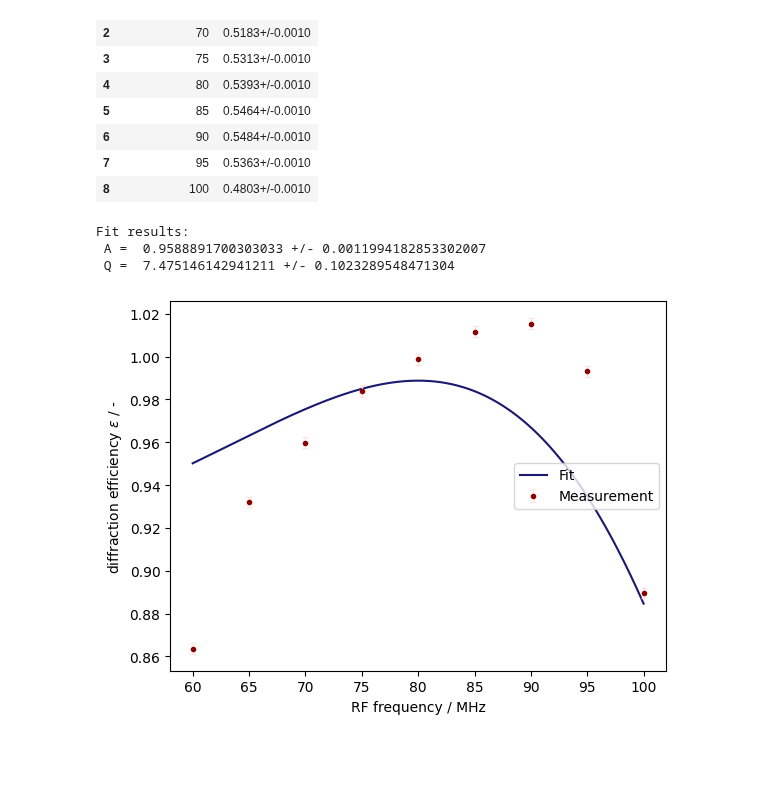
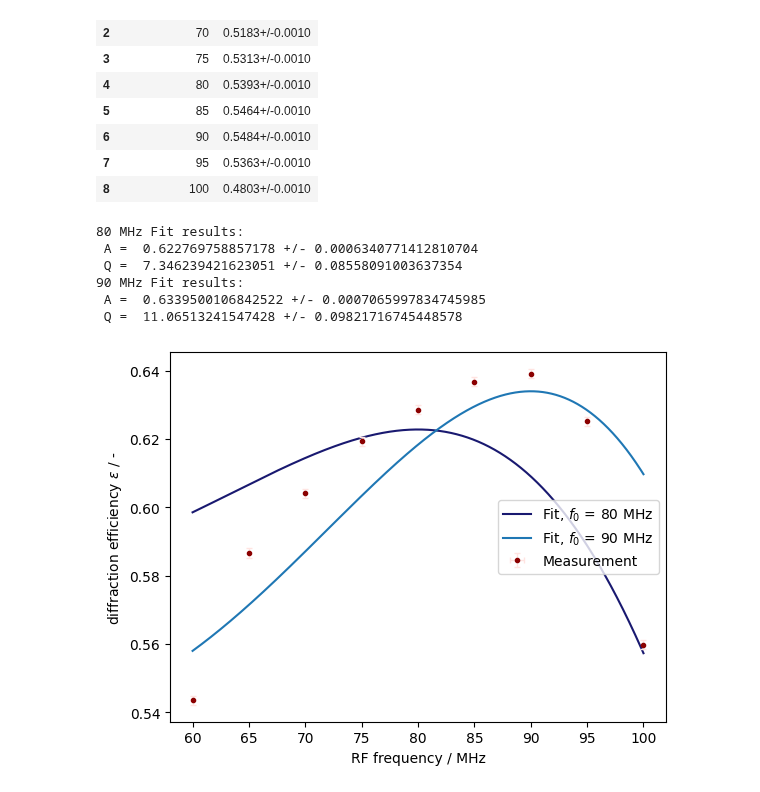
Before and after one commit to KemalOenen/advanced_labcourse, a Jupyter notebook: E101/analysis.ipynb, the cells around one changed output. Cells and saved outputs as stored; diff of their text form; code cells hidden in the pictures; blank space fills up the shorter version.

```diff
--- a/E101/analysis.ipynb
+++ b/E101/analysis.ipynb
@@ -201,7 +182,7 @@ data_3_3
 # diffraction efficiency with angle change
 def epsilon_freq(freq, A, Q):
     F = freq / 80+1e-10 # normalized frequency detuning
-    return A*(np.sin(F*(1-F)*Q/4) / (F*(1-F)*Q/4))**2 + 0.02991699900707807
+    return A*(np.sin(F*(1-F)*Q/4) / (F*(1-F)*Q/4))**2
 
 freq = np.array([data_3_3["frequency/MHz"][i] for i in range(len(data_3_3["frequency/MHz"]))])
 epsilon_data = data_3_3["power_1st/mW"] / p_out
@@ -216,12 +197,11 @@ print("Fit results:", "\n", "A = ", popt[0], "+/-", np.sqrt(np.diag(pcov)[0]),
 # for plotting
 freq_smooth = np.arange(freq.min(), freq.max(), 0.001)
 plt.plot(freq_smooth, epsilon_freq(freq_smooth,popt[0], popt[1]), color="midnightblue", label="Fit")
-plt.errorbar(freq, epsilon_data_nominal, yerr=epsilon_data_unc,markersize=6,
+plt.errorbar(freq, epsilon_data_nominal, xerr=1e-6, yerr=epsilon_data_unc,markersize=6,
              fmt=".", elinewidth=1, color="darkred", ecolor="mistyrose", capsize=2,label="Measurement")
 plt.xlabel("RF frequency / MHz")
 plt.ylabel(r"diffraction efficiency $\varepsilon$ / -")
 plt.legend(loc='center right')
-#plt.savefig("plots/epsilon.png", dpi=300)
 plt.show()
 # %% [output]
 Fit results:
@@ -353,28 +331,47 @@ data_3_5
 | 8 | 100 | 0.4803+/-0.0010 |
 # %%
 # diffraction efficiency with frequency change, re-optimized
+def epsilon_freq(freq, A, Q):
+    F = freq / 80+1e-10 # normalized frequency detuning
+    return A*(np.sin(F*(1-F)*Q/4) / (F*(1-F)*Q/4))**2
 
 freq = np.array([data_3_5["frequency/MHz"][i] for i in range(len(data_3_5["frequency/MHz"]))])
 epsilon_data = data_3_5["power_1st/mW"] / p_out
 
 # performing fit
 epsilon_data_nominal = np.array([epsilon_data[i].n for i in range(len(epsilon_data))])
 epsilon_data_unc = np.array([epsilon_data[i].s for i in range(len(epsilon_data))])
 popt, pcov = curve_fit(epsilon_freq, freq, epsilon_data_nominal, sigma=epsilon_data_unc, absolute_sigma=True)
-print("Fit results:", "\n", "A = ", popt[0], "+/-", np.sqrt(np.diag(pcov)[0]),
+print("80 MHz Fit results:", "\n", "A = ", popt[0], "+/-", np.sqrt(np.diag(pcov)[0]),
       "\n", "Q = ", popt[1], "+/-", np.sqrt(np.diag(pcov)[1]))
 
 # for plotting
 freq_smooth = np.arange(freq.min(), freq.max(), 0.001)
-plt.plot(freq_smooth, epsilon_freq(freq_smooth,popt[0], popt[1]), color="midnightblue", label="Fit")
-plt.errorbar(freq, epsilon_data_nominal, yerr=epsilon_data_unc,markersize=6,
+plt.plot(freq_smooth, epsilon_freq(freq_smooth,popt[0], popt[1]), color="midnightblue", label= r"Fit, $f_0$ = 80 MHz")
+plt.errorbar(freq, epsilon_data_nominal, xerr=1e-6, yerr=epsilon_data_unc,markersize=6,
              fmt=".", elinewidth=1, color="darkred", ecolor="mistyrose", capsize=2,label="Measurement")
+
+# fit again with assumed new optimum
+def epsilon_freq(freq, A, Q):
+    F = freq / 90+1e-10 # normalized frequency detuning
+    return A*(np.sin(F*(1-F)*Q/4) / (F*(1-F)*Q/4))**2
+#perform fit
+popt, pcov = curve_fit(epsilon_freq, freq, epsilon_data_nominal, sigma=epsilon_data_unc, absolute_sigma=True)
+print("90 MHz Fit results:", "\n", "A = ", popt[0], "+/-", np.sqrt(np.diag(pcov)[0]),
+      "\n", "Q = ", popt[1], "+/-", np.sqrt(np.diag(pcov)[1]))
+# for plotting
+freq_smooth = np.arange(freq.min(), freq.max(), 0.001)
+plt.plot(freq_smooth, epsilon_freq(freq_smooth,popt[0], popt[1]), label= r"Fit, $f_0$ = 90 MHz")
 plt.xlabel("RF frequency / MHz")
 plt.ylabel(r"diffraction efficiency $\varepsilon$ / -")
 plt.legend(loc='center right')
+
 plt.show()
 # %% [output]
-Fit results:
- A =  0.9588891700303033 +/- 0.0011994182853302007
- Q =  7.475146142941211 +/- 0.1023289548471304
+80 MHz Fit results:
+ A =  0.622769758857178 +/- 0.0006340771412810704
+ Q =  7.346239421623051 +/- 0.08558091003637354
+90 MHz Fit results:
+ A =  0.6339500106842522 +/- 0.0007065997834745985
+ Q =  11.06513241547428 +/- 0.09821716745448578
-[figure, old version]
+[figure, new version]
```
Also changed, not shown: parts of 10 cells of this notebook, 1 other file.
